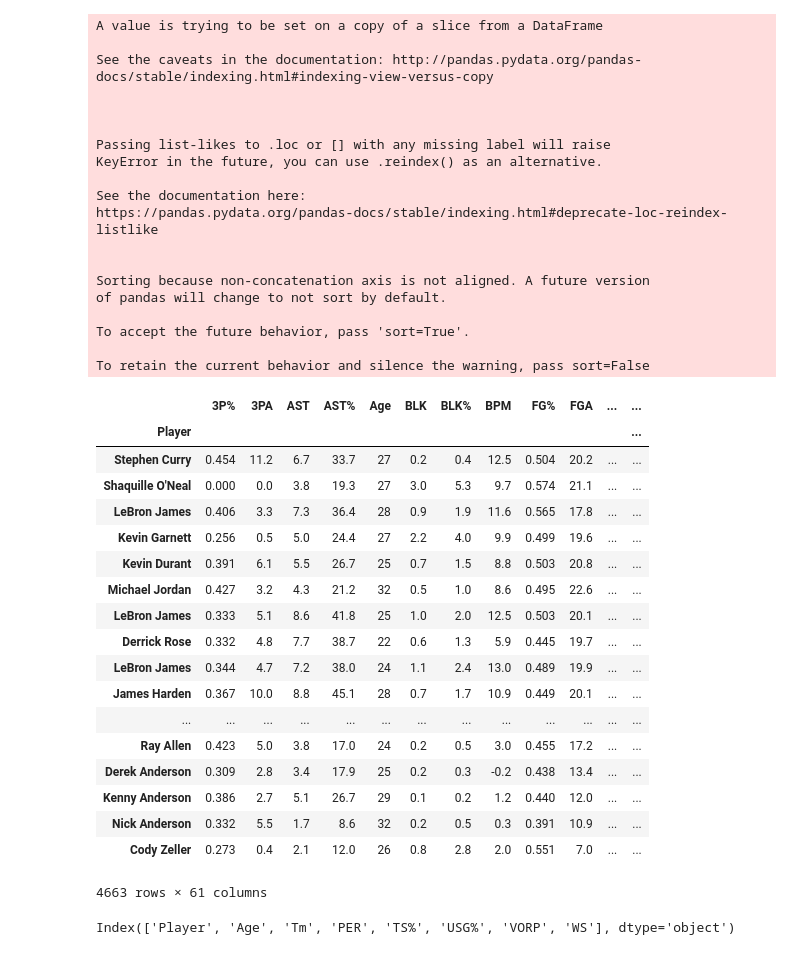
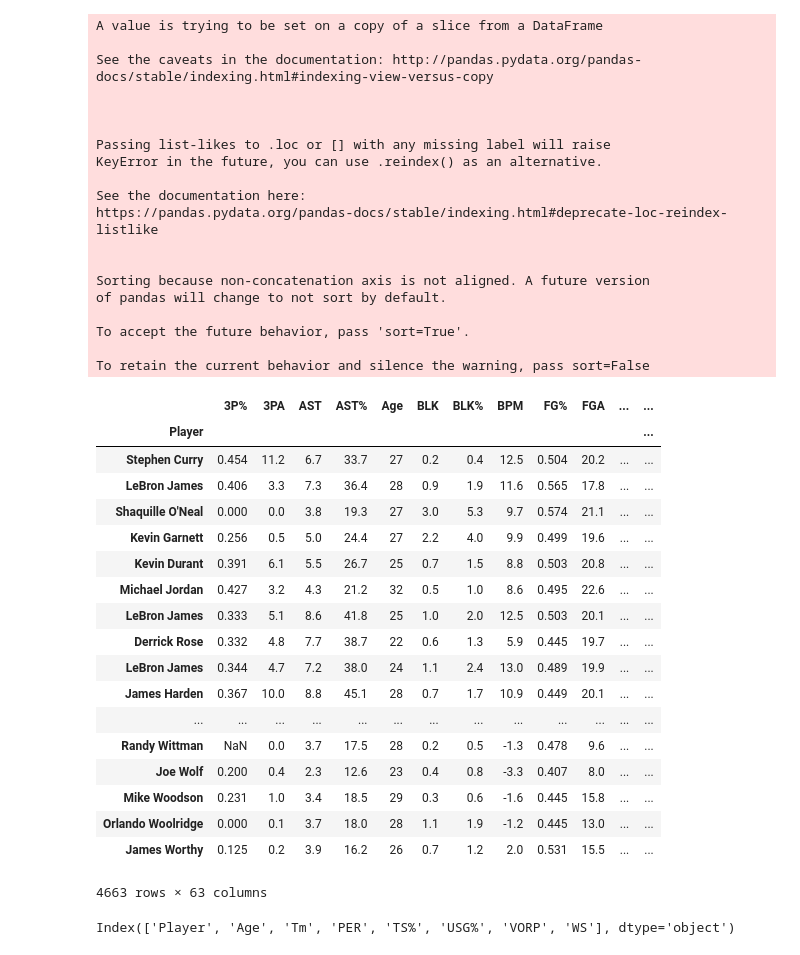
Before and after one commit to yoelferd/NBA-analytics, a Jupyter notebook: second_player_stats_scrape.ipynb, the cells around one changed output. Drawn from its saved outputs; the diff is of its cells as text; code cells hidden in the pictures.

```diff
--- a/second_player_stats_scrape.ipynb
+++ b/second_player_stats_scrape.ipynb
@@ -23,4 +23,23 @@ from basketball_reference_web_scraper import client
 from basketball_reference_web_scraper.data import Team
 from basketball_reference_web_scraper.data import Outcome
 from basketball_reference_web_scraper.data import Position
+# %%
+def get_response(url):
+    print(f"Requesting \'{url}\'")
+    try:
+        r = requests.get(url)
+        text = r.text
+        text= text.replace("<!--", "")
+        text= text.replace("-->", "")
+        return BeautifulSoup(text, 'lxml')
+    except requests.exceptions.RequestException as e:
+        print(e)
+    return None
+
+# create directory for data
+directory = os.path.join(os.getcwd(), 'scrapedata')
+print(f"directory is '{directory}'")
+if not os.path.exists(directory):
+    print(f"Creating directory \'{directory}\'")
+    os.makedirs(directory)
 # %%
@@ -474,11 +477,11 @@ directory is '/Users/crazyforcandy1234/Desktop/Desktop_91117/Academics/Tutorials
 # %%
 '''
-NOTE: This section of code is adapted from https://github.com/stevenrdungan/mvp
+NOTE: This section of code is heavily adapted from https://github.com/stevenrdungan/mvp
 
-Merges all our scraped data together - MVP voting data, Per game data, Seed, Advanced stats
+Merges all our scraped data together - MVP voting data, Per game data, Seed, Advanced stats, all NBA awards and honors, rookie data
 
-I'll use this to make MVP predictions. AND I hope to utilize All-Star data: take data from seasons up until the all star selection and use leaders dataset
-to predict the binary all-star selection.
+I'll use this to make MVP (among other) predictions.  I will use leaders dataset to measure the quality of the leader variable.
+
 '''
 
 teams = {'Atlanta Hawks':'ATL',
@@ -525,7 +528,7 @@ directory = os.path.join(os.getcwd(),'scrapedata')
 
 for year in range(1988,2020):
     # read data into DataFrames
-    pergame, advanced, voting, mvp_voting, roy_voting, dpoy_voting, smoy_voting, mip_voting, east, west, all_nba, all_rookie, all_defensive  = pd.DataFrame(), pd.DataFrame(), pd.DataFrame(), pd.DataFrame(), pd.DataFrame(), pd.DataFrame(), pd.DataFrame(), pd.DataFrame(), pd.DataFrame(), pd.DataFrame(), pd.DataFrame(), pd.DataFrame(), pd.DataFrame()
+    pergame, advanced, voting, mvp_voting, roy_voting, dpoy_voting, smoy_voting, mip_voting, east, west, all_nba, all_rookie, all_defensive, is_rookie  = pd.DataFrame(), pd.DataFrame(), pd.DataFrame(), pd.DataFrame(), pd.DataFrame(), pd.DataFrame(), pd.DataFrame(), pd.DataFrame(), pd.DataFrame(), pd.DataFrame(), pd.DataFrame(), pd.DataFrame(), pd.DataFrame(), pd.DataFrame()
     for filename in os.listdir(directory):
         if re.match(f"per_game_stats_{year}.csv", filename):
             pergame = pd.read_csv(os.path.join(directory,filename))
@@ -554,6 +557,8 @@ for year in range(1988,2020):
             all_rookie = pd.read_csv(os.path.join(directory,filename))
         elif re.match("all_defense.csv", filename):
             all_defense = pd.read_csv(os.path.join(directory,filename))
+        elif re.match(f"rookie_class_{year}.csv", filename):
+            is_rookie=pd.read_csv(os.path.join(directory,filename))
 
     # assemble stats dataframe
     pergame = pergame.loc[:,['Player','Age','Tm','G','MP','TRB','AST','STL','BLK','PTS',"FGA",'FG%','3PA','3P%','eFG%','FT%','TOV','PF']]
@@ -615,7 +620,6 @@ for year in range(1988,2020):
         df_merge['got_votes_roy'] = (df_merge['Share_roy'] > 0).astype(int)
         df_merge['is_roy'] = (df_merge['Rank_roy'] == 1).astype(int)
         df_merge['Share_roy'].fillna(0, inplace=True)
-        df_merge['Rank_roy'].fillna(0, inplace=True)
     else:
         df_merge['is_roy'] = np.nan
         df_merge['got_votes_roy'] = np.nan
@@ -629,7 +633,6 @@ for year in range(1988,2020):
         df_merge['got_votes_dpoy'] = (df_merge['Share_dpoy'] > 0).astype(int)
         df_merge['is_dpoy'] = (df_merge['Rank_dpoy'] == 1).astype(int)
         df_merge['Share_dpoy'].fillna(0, inplace=True)
-        df_merge['Rank_dpoy'].fillna(0, inplace=True)
     else:
         df_merge['is_dpoy'] = np.nan
         df_merge['got_votes_dpoy'] = np.nan
@@ -643,7 +646,6 @@ for year in range(1988,2020):
         df_merge['got_votes_smoy'] = (df_merge['Share_smoy'] > 0).astype(int)
         df_merge['is_smoy'] = (df_merge['Rank_smoy'] == 1).astype(int)
         df_merge['Share_smoy'].fillna(0, inplace=True)
-        df_merge['Rank_smoy'].fillna(0, inplace=True)
     else:
         df_merge['is_smoy'] = np.nan
         df_merge['got_votes_smoy'] = np.nan
@@ -657,7 +659,6 @@ for year in range(1988,2020):
         df_merge['got_votes_mip'] = (df_merge['Share_mip'] > 0).astype(int)
         df_merge['is_mip'] = (df_merge['Rank_mip'] == 1).astype(int)
         df_merge['Share_mip'].fillna(0, inplace=True)
-        df_merge['Rank_mip'].fillna(0, inplace=True)
     else:
         df_merge['is_mip'] = np.nan
         df_merge['got_votes_mip'] = np.nan
@@ -690,14 +691,26 @@ for year in range(1988,2020):
         df_merge["all_defense_1st"] = np.nan
         df_merge["all_defense_2nd"] = np.nan
 
+    if not is_rookie.empty:
+        rook=pd.DataFrame()
+        rook['Player']=is_rookie.index.get_level_values(3).drop("Round 2").drop("Round 3",errors='ignore').drop("Round 4",errors='ignore').drop("Round 5",errors='ignore').drop("Round 6",errors='ignore').drop("Round 7",errors='ignore').drop(np.nan,errors='ignore')
+        rook['rookie_pick']=is_rookie.index.levels[0]
+        rook['is_rookie']=1
+        rook['Year']=year
+        df_merge=pd.merge(df_merge,rook,on=["Player","Year"],how='left')
+        df_merge["rookie_pick"].fillna(0,inplace=True)
+        df_merge["is_rookie"].fillna(0,inplace=True)
+    else:
+        print ("NO ROOKIE DATA FOR ",year)
+        df_merge["rookie_pick"]=np.nan
+        df_merge["is_rookie"]=np.nan
+
     df_merge['gp_pct'] = df_merge['G'] / df_merge['games']
     df_merge = df_merge.drop(['G','games'], axis=1)
     if data.empty:
         data = df_merge
     else:
         data = pd.concat([data,df_merge])
-
-data = data.sort_values('Share_mvp', ascending=False)
 
 data['Share_mvp'] = data['Share_mvp'].map(lambda x: '{0:.3}'.format(x))
 data['Share_roy'] = data['Share_roy'].map(lambda x: '{0:.3}'.format(x))
@@ -720,41 +733,43 @@ data['W/L%']=data['W/L%'].astype('float')
 data['gp_pct'] = data['gp_pct'].map(lambda x: '{0:.3}'.format(x))
 data['gp_pct']=data['gp_pct'].astype('float')
 
+data = data.sort_values(["Share_mvp","Year"], ascending=False)
+
 all_data=data[data.columns]
 
-# output to csv
+# output to csv in output folder
 outdir = os.path.join(os.getcwd(),'output')
 if not os.path.exists(outdir):
     print(f"Creating directory \'{outdir}\'")
     os.makedirs(outdir)
 all_data.to_csv(outdir + '/full_dataframe.csv', float_format='%.3f')
 
 all_data
 # %% [output]
 A value is trying to be set on a copy of a slice from a DataFrame
 
 See the caveats in the documentation: http://pandas.pydata.org/pandas-docs/stable/indexing.html#indexing-view-versus-copy
 
 
 
 Passing list-likes to .loc or [] with any missing label will raise
 KeyError in the future, you can use .reindex() as an alternative.
 
 See the documentation here:
 https://pandas.pydata.org/pandas-docs/stable/indexing.html#deprecate-loc-reindex-listlike
 
 
 Sorting because non-concatenation axis is not aligned. A future version
 of pandas will change to not sort by default.
 
 To accept the future behavior, pass 'sort=True'.
 
 To retain the current behavior and silence the warning, pass sort=False
 |  | 3P% | 3PA | AST | AST% | Age | BLK | BLK% | BPM | FG% | FGA | ... | ... |
 | Player |  |  |  |  |  |  |  |  |  |  |  | ... |
 | Stephen Curry | 0.454 | 11.2 | 6.7 | 33.7 | 27 | 0.2 | 0.4 | 12.5 | 0.504 | 20.2 | ... | ... |
+| LeBron James | 0.406 | 3.3 | 7.3 | 36.4 | 28 | 0.9 | 1.9 | 11.6 | 0.565 | 17.8 | ... | ... |
 | Shaquille O'Neal | 0.000 | 0.0 | 3.8 | 19.3 | 27 | 3.0 | 5.3 | 9.7 | 0.574 | 21.1 | ... | ... |
-| LeBron James | 0.406 | 3.3 | 7.3 | 36.4 | 28 | 0.9 | 1.9 | 11.6 | 0.565 | 17.8 | ... | ... |
 | Kevin Garnett | 0.256 | 0.5 | 5.0 | 24.4 | 27 | 2.2 | 4.0 | 9.9 | 0.499 | 19.6 | ... | ... |
 | Kevin Durant | 0.391 | 6.1 | 5.5 | 26.7 | 25 | 0.7 | 1.5 | 8.8 | 0.503 | 20.8 | ... | ... |
 | Michael Jordan | 0.427 | 3.2 | 4.3 | 21.2 | 32 | 0.5 | 1.0 | 8.6 | 0.495 | 22.6 | ... | ... |
@@ -763,12 +778,12 @@ To retain the current behavior and silence the warning, pass sort=False
 | LeBron James | 0.344 | 4.7 | 7.2 | 38.0 | 24 | 1.1 | 2.4 | 13.0 | 0.489 | 19.9 | ... | ... |
 | James Harden | 0.367 | 10.0 | 8.8 | 45.1 | 28 | 0.7 | 1.7 | 10.9 | 0.449 | 20.1 | ... | ... |
 | ... | ... | ... | ... | ... | ... | ... | ... | ... | ... | ... | ... | ... |
-| Ray Allen | 0.423 | 5.0 | 3.8 | 17.0 | 24 | 0.2 | 0.5 | 3.0 | 0.455 | 17.2 | ... | ... |
-| Derek Anderson | 0.309 | 2.8 | 3.4 | 17.9 | 25 | 0.2 | 0.3 | -0.2 | 0.438 | 13.4 | ... | ... |
-| Kenny Anderson | 0.386 | 2.7 | 5.1 | 26.7 | 29 | 0.1 | 0.2 | 1.2 | 0.440 | 12.0 | ... | ... |
-| Nick Anderson | 0.332 | 5.5 | 1.7 | 8.6 | 32 | 0.2 | 0.5 | 0.3 | 0.391 | 10.9 | ... | ... |
-| Cody Zeller | 0.273 | 0.4 | 2.1 | 12.0 | 26 | 0.8 | 2.8 | 2.0 | 0.551 | 7.0 | ... | ... |
+| Randy Wittman | NaN | 0.0 | 3.7 | 17.5 | 28 | 0.2 | 0.5 | -1.3 | 0.478 | 9.6 | ... | ... |
+| Joe Wolf | 0.200 | 0.4 | 2.3 | 12.6 | 23 | 0.4 | 0.8 | -3.3 | 0.407 | 8.0 | ... | ... |
+| Mike Woodson | 0.231 | 1.0 | 3.4 | 18.5 | 29 | 0.3 | 0.6 | -1.6 | 0.445 | 15.8 | ... | ... |
+| Orlando Woolridge | 0.000 | 0.1 | 3.7 | 18.0 | 28 | 1.1 | 1.9 | -1.2 | 0.445 | 13.0 | ... | ... |
+| James Worthy | 0.125 | 0.2 | 3.9 | 16.2 | 26 | 0.7 | 1.2 | 2.0 | 0.531 | 15.5 | ... | ... |
-4663 rows × 61 columns
+4663 rows × 63 columns
 # %%
 """
 THIS DATASET ABOVE HAS 31 YEARS OF NBA PLAYER STATS
```
Also changed, not shown: parts of 14 cells of this notebook.
